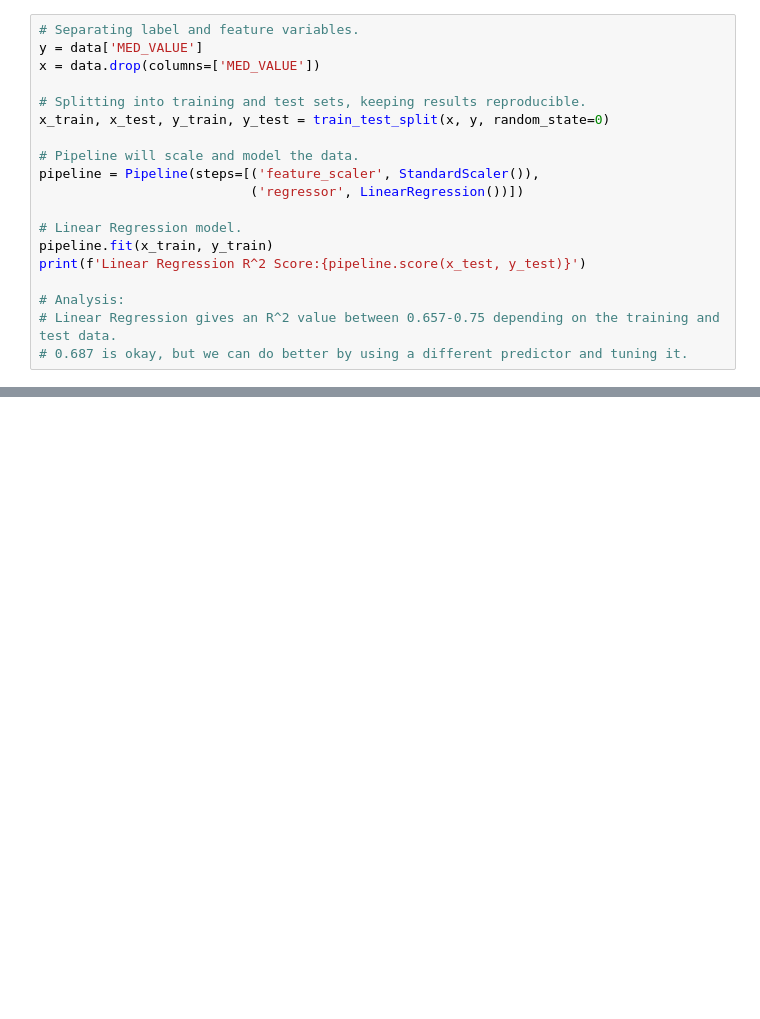
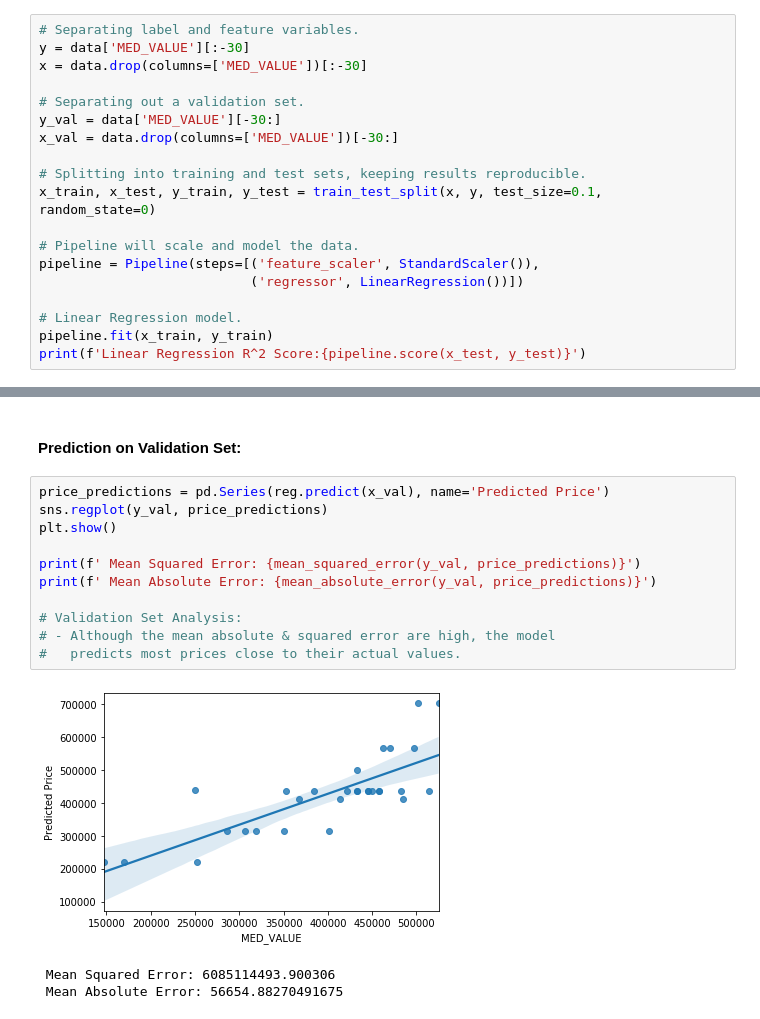
Before and after one commit to Haroons23/ML-Projects, a Jupyter notebook: predicting_house_prices/housing_price_analysis.ipynb, the cells around one changed output, grey strips where cells are left out. Saved outputs shown, nothing was run; the diff lists cells and outputs as text; blank space fills up the shorter version.

```diff
--- a/predicting_house_prices/housing_price_analysis.ipynb
+++ b/predicting_house_prices/housing_price_analysis.ipynb
@@ -76,10 +93,14 @@ plt.show()
 # %%
 # Separating label and feature variables.
-y = data['MED_VALUE']
-x = data.drop(columns=['MED_VALUE'])
+y = data['MED_VALUE'][:-30]
+x = data.drop(columns=['MED_VALUE'])[:-30]
+
+# Separating out a validation set.
+y_val = data['MED_VALUE'][-30:]
+x_val = data.drop(columns=['MED_VALUE'])[-30:]
 
 # Splitting into training and test sets, keeping results reproducible.
-x_train, x_test, y_train, y_test = train_test_split(x, y, random_state=0)
+x_train, x_test, y_train, y_test = train_test_split(x, y, test_size=0.1, random_state=0)
 
 # Pipeline will scale and model the data.
 pipeline = Pipeline(steps=[('feature_scaler', StandardScaler()),
@@ -88,8 +109,4 @@ pipeline = Pipeline(steps=[('feature_scaler', StandardScaler()),
 # Linear Regression model.
 pipeline.fit(x_train, y_train)
 print(f'Linear Regression R^2 Score:{pipeline.score(x_test, y_test)}')
-
-# Analysis:
-# Linear Regression gives an R^2 value between 0.657-0.75 depending on the training and test data.
-# 0.687 is okay, but we can do better by using a different predictor and tuning it.
 # %% [output]
@@ -115,0 +134,17 @@ Decision Tree Regression R^2 Score:0.801328871507959
+# %% [markdown]
+#### Prediction on Validation Set:
+# %%
+price_predictions = pd.Series(reg.predict(x_val), name='Predicted Price')
+sns.regplot(y_val, price_predictions)
+plt.show()
+
+print(f' Mean Squared Error: {mean_squared_error(y_val, price_predictions)}')
+print(f' Mean Absolute Error: {mean_absolute_error(y_val, price_predictions)}')
+
+# Validation Set Analysis:
+# - Although the mean absolute & squared error are high, the model
+#   predicts most prices close to their actual values.
+# %% [output]
+[figure, added]
+ Mean Squared Error: 6085114493.900306
+ Mean Absolute Error: 56654.88270491675
```
Also changed, not shown: parts of 12 cells of this notebook, 1 other file.
